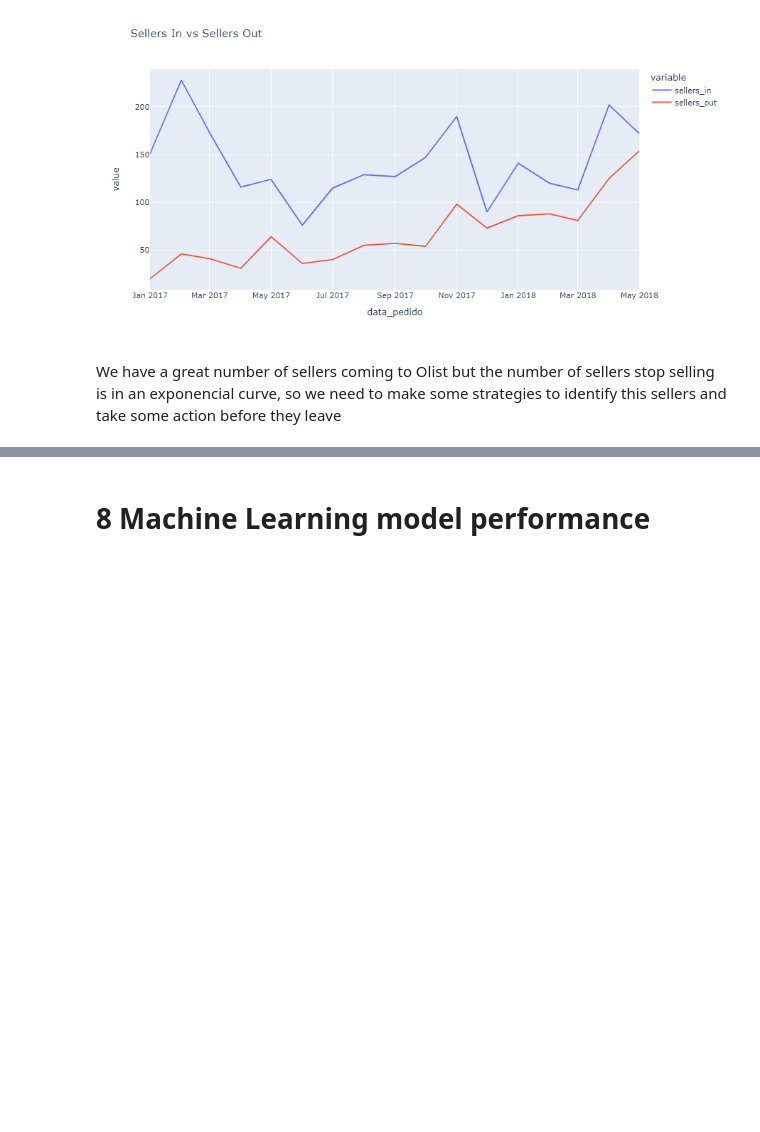
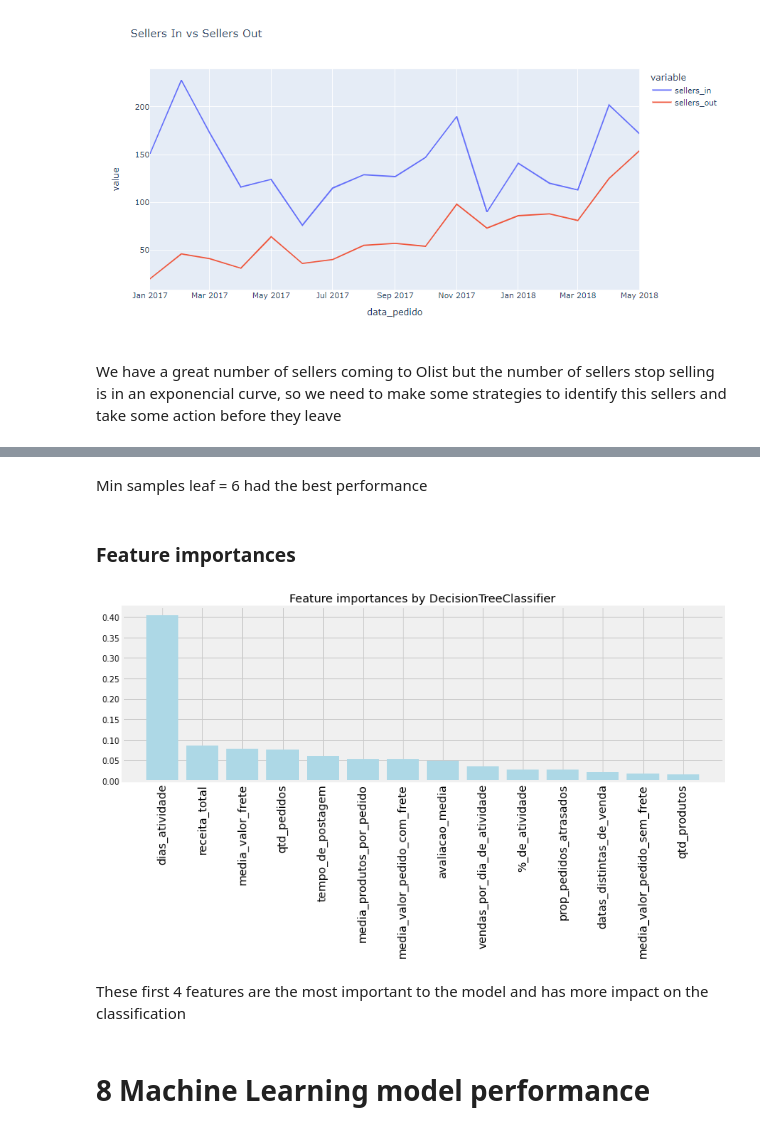
Before and after one commit to adenissegall/Olist-classification-project, a Jupyter notebook: Olist-sellers-project.ipynb, the cells around one changed output, grey strips where cells are left out. Cells and saved outputs as stored; diff of their text form; code cells hidden in the pictures; blank space fills up the shorter version.

```diff
--- a/Olist-sellers-project.ipynb
+++ b/Olist-sellers-project.ipynb
@@ -437,3 +580,32 @@ def cross_validation(clf, x, y):
+# %% [markdown]
+Min samples leaf = 6 had the best performance
+# %% [markdown]
+### Feature importances
+# %%
+#basic model
+tree = DecisionTreeClassifier()
+x = vendedores.drop(columns=['id_vendedor', 'data_pedido', 'dias_sem_vender', 'target', 'estado', 'dias_na_base'], axis=1)
+y = vendedores['target']
+x_train, x_test, y_train, y_test = train_test_split(x, y, test_size=0.5, stratify=y)
+tree.fit(x_train, y_train)
+y_pred = tree.predict(x_test)
+
+
+#feature importances
+importances = tree.feature_importances_
+feat_names = vendedores.drop(['target', 'data_pedido', 'id_vendedor', 'estado', 'dias_sem_vender', 'dias_na_base'],axis=1).columns
+
+indices = np.argsort(importances)[::-1]
+plt.figure(figsize=(12,4))
+plt.title("Feature importances by DecisionTreeClassifier")
+plt.bar(range(len(indices)), importances[indices], color='lightblue',  align="center")
+plt.xticks(range(len(indices)), feat_names[indices], rotation='vertical',fontsize=14)
+plt.xlim([-1, len(indices)])
+plt.show()
+# %% [output]
+[figure, added]
+# %% [markdown]
+These first 4 features are the most important to the model and has more impact on the classification
 # %% [markdown]
 # 8 Machine Learning model performance
 # %% [markdown]
```
Also changed, not shown: parts of 14 cells of this notebook.
